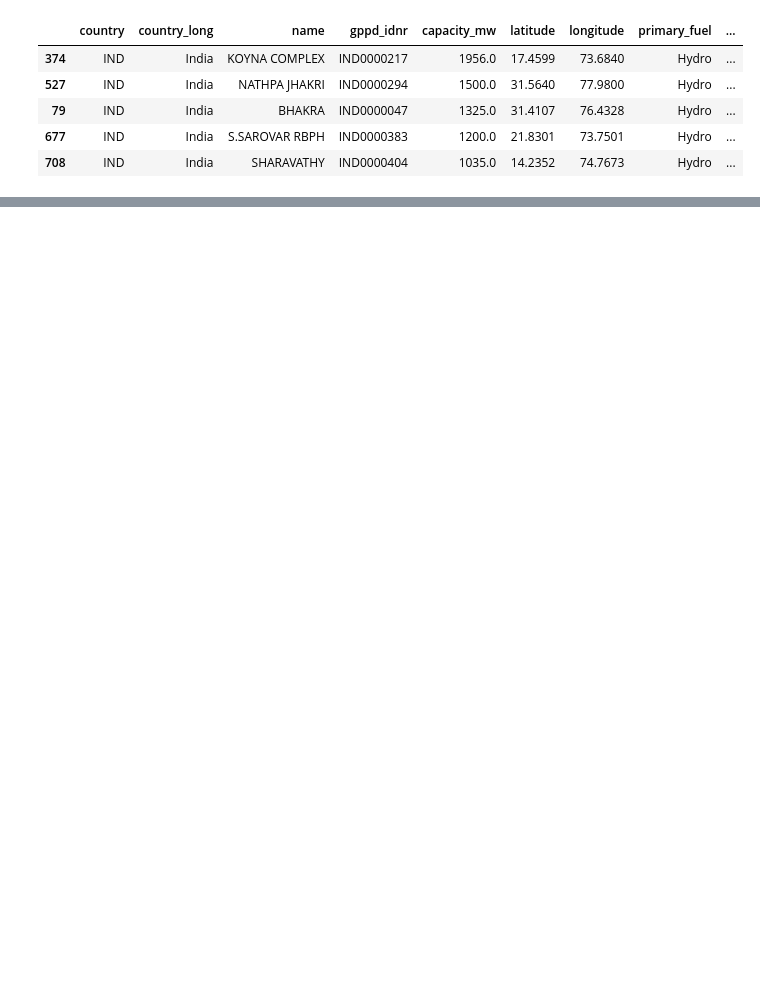
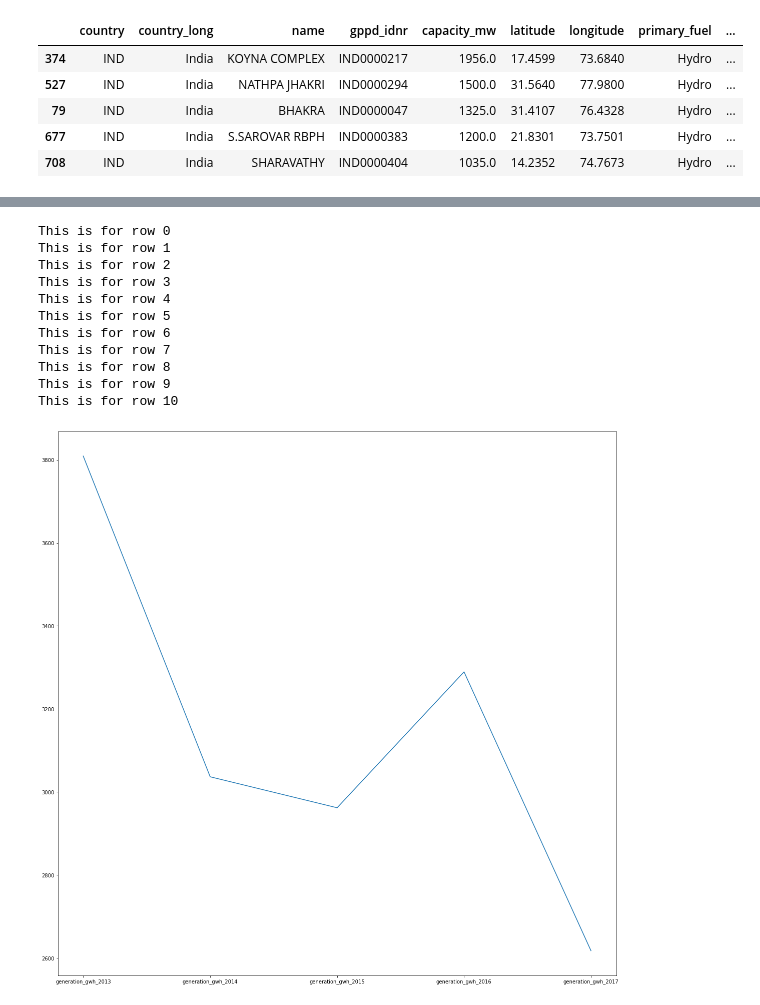
Before and after one commit to namiwa/EG3301R, a Jupyter notebook: Power Generation India.ipynb, the cells around one changed output, grey strips where cells are left out. Drawn from its saved outputs; the diff is of its cells as text; code cells hidden in the pictures; blank space fills up the shorter version.

Commit message:
power generation for india processed

```diff
--- a/Power Generation India.ipynb
+++ b/Power Generation India.ipynb
@@ -64,3 +64,6 @@ hydro_plants.head()
 | 79 | IND | India | BHAKRA | IND0000047 | 1325.0 | 31.4107 | 76.4328 | Hydro | ... |
 | 677 | IND | India | S.SAROVAR RBPH | IND0000383 | 1200.0 | 21.8301 | 73.7501 | Hydro | ... |
 | 708 | IND | India | SHARAVATHY | IND0000404 | 1035.0 | 14.2352 | 74.7673 | Hydro | ... |
+# %%
+hydro_power = hydro_plants[["name", "capacity_mw", "generation_gwh_2017", "year_of_capacity_data", "generation_gwh_2013", "generation_gwh_2014", "generation_gwh_2015", "generation_gwh_2016"]]
+hydro_power.head()
@@ -66,0 +77,23 @@ hydro_plants.head()
+# %%
+cols = ["generation_gwh_2013", "generation_gwh_2014", "generation_gwh_2015", "generation_gwh_2016","generation_gwh_2017"]
+hydro_power = hydro_power[cols]
+# %%
+for q in range(hydro_power.shape[0]):
+    print('This is for row',q)
+    plt.figure(figsize=(20,20))
+    plt.plot(hydro_power.iloc[q, :])
+    if q == 10:
+        break
+# %% [output]
+This is for row 0
+This is for row 1
+This is for row 2
+This is for row 3
+This is for row 4
+This is for row 5
+This is for row 6
+This is for row 7
+This is for row 8
+This is for row 9
+This is for row 10
+[figure, added]
```
Also changed, not shown: parts of 2 cells of this notebook.
